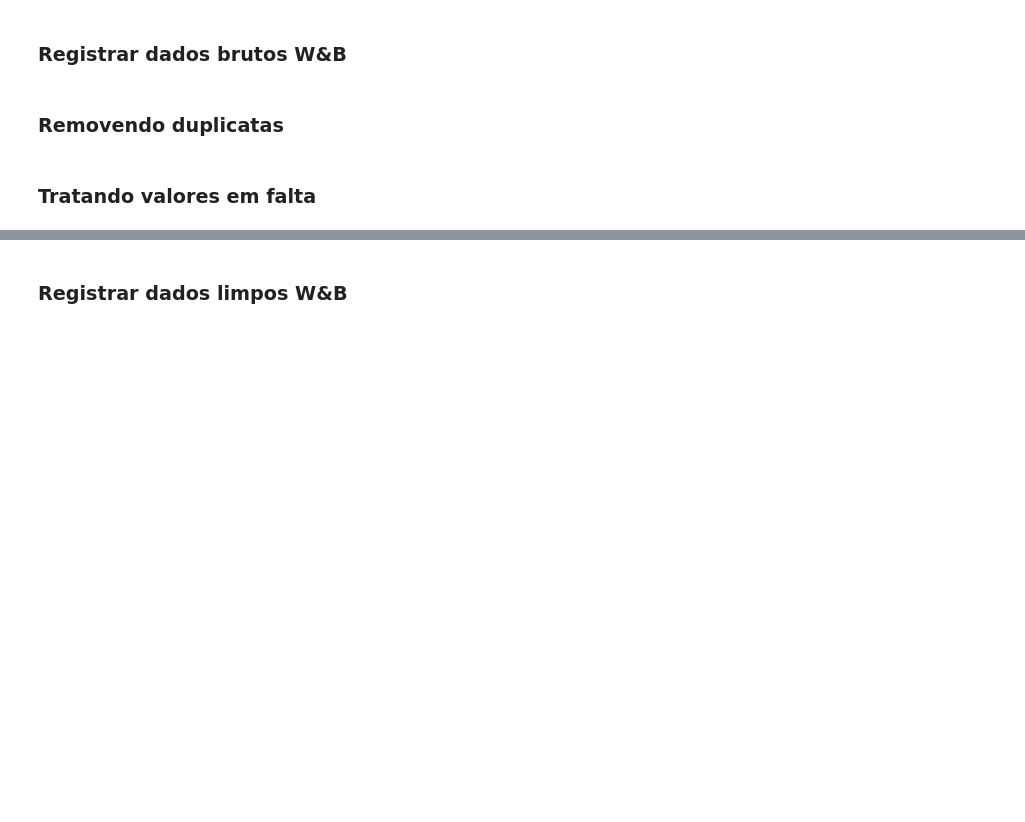
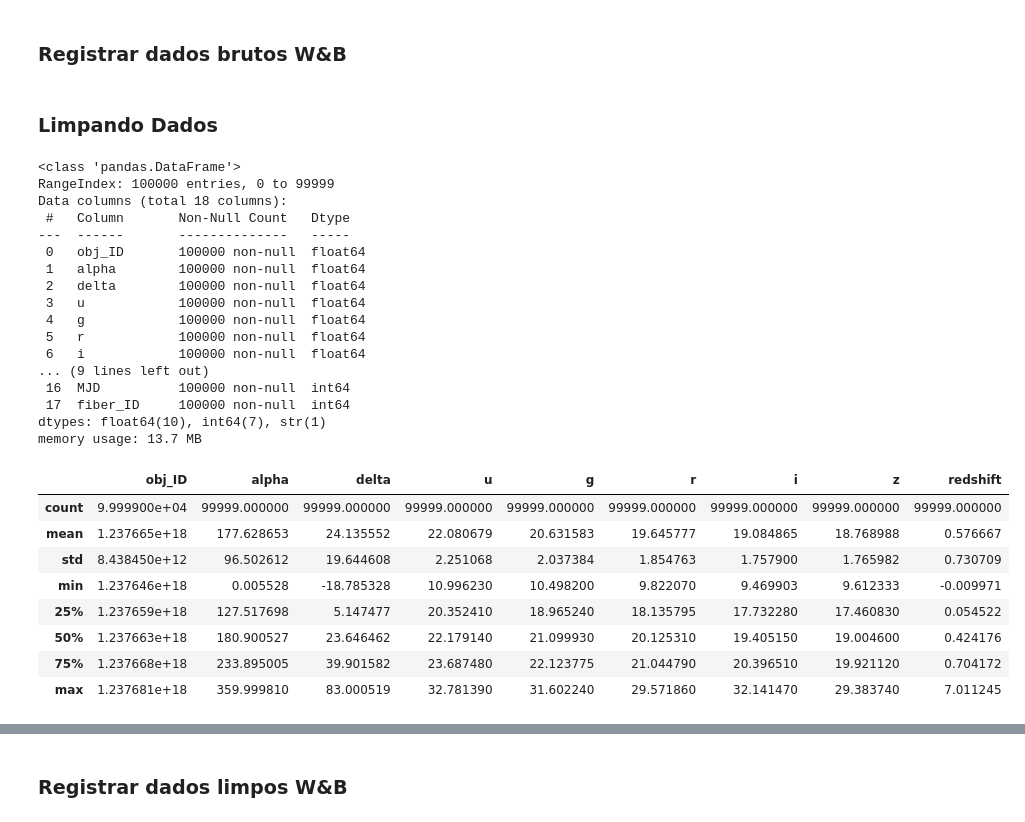
Before and after one commit to edunogueiraa/topicosAvancadosEmIAAAvaliacao01, a Jupyter notebook: main.ipynb, the cells around one changed output, grey strips where cells are left out. Drawn from its saved outputs; the diff is of its cells as text; code cells hidden in the pictures; blank space fills up the shorter version.

```diff
--- a/main.ipynb
+++ b/main.ipynb
@@ -129,16 +79,57 @@ print("Artefato raw_data salvo no W&B")
 """O procedimento load_raw consiste em registrar os dados brutos como um artefato versionado
  no Weights & Biases imediatamente após a ingestão, garantindo a rastreabilidade"""
 # %% [markdown]
-### Removendo duplicatas
+### Limpando Dados
 # %%
-def remove_duplicates(df : pd.DataFrame) -> pd.DataFrame:
-    """ Removendo as linhas com duplicatas exatas e informando quantas foram removidas"""
-    before = len(df)
-    df = df.drop_duplicates ()
-    removed = before - len (df)
-    print ( f" Removeu {removed} linhas "f"({ removed / before :.1%} do dataset)")
-    return df
+df_raw = pd.read_csv("data/star_classification.csv", sep=",")
 
-df_clean = remove_duplicates(df_raw)
+# Dataset principal não possui dados faltantes
+df_raw.info()
+
+#Criando um arquivo para limpeza
+temp_path = "data/temp_clean.csv"
+df_raw.to_csv(temp_path, index = False)
+df_clean = pd.read_csv("data/temp_clean.csv", sep=",")
+
+# Eliminando colunas irrelevantes
+df_clean.drop(['run_ID', 'rerun_ID', 'cam_col', 'field_ID', 'spec_obj_ID', 'fiber_ID', 'plate', 'MJD'], axis=1, inplace=True)
+
+# u, g e z têm valores de -9999 que são considerados nulos, devemos remover
+#df_clean.describe()
+#df_clean[df_clean['u'] <= 0]['u']
+#df_clean[df_clean['g'] <= 0]['g']
+#df_clean[df_clean['z'] <= 0]['z']
+
+# Removendo o valor de index 79543 que possui dados nulos
+df_clean.drop(index=79543, inplace=True)
+
+# Salvando alterações no arquivo temporário
+df_clean.to_csv('data/temp_clean.csv', index=False)
+df_clean.describe()
+# %% [output]
+<class 'pandas.DataFrame'>
+RangeIndex: 100000 entries, 0 to 99999
+Data columns (total 18 columns):
+ #   Column       Non-Null Count   Dtype
+---  ------       --------------   -----
+ 0   obj_ID       100000 non-null  float64
+ 1   alpha        100000 non-null  float64
+ 2   delta        100000 non-null  float64
+ 3   u            100000 non-null  float64
+ 4   g            100000 non-null  float64
+ 5   r            100000 non-null  float64
+ 6   i            100000 non-null  float64
+... (9 lines left out)
+ 16  MJD          100000 non-null  int64
+ 17  fiber_ID     100000 non-null  int64
+dtypes: float64(10), int64(7), str(1)
+memory usage: 13.7 MB
+|  | obj_ID | alpha | delta | u | g | r | i | z | redshift |
+| count | 9.999900e+04 | 99999.000000 | 99999.000000 | 99999.000000 | 99999.000000 | 99999.000000 | 99999.000000 | 99999.000000 | 99999.000000 |
+| mean | 1.237665e+18 | 177.628653 | 24.135552 | 22.080679 | 20.631583 | 19.645777 | 19.084865 | 18.768988 | 0.576667 |
+| std | 8.438450e+12 | 96.502612 | 19.644608 | 2.251068 | 2.037384 | 1.854763 | 1.757900 | 1.765982 | 0.730709 |
+| min | 1.237646e+18 | 0.005528 | -18.785328 | 10.996230 | 10.498200 | 9.822070 | 9.469903 | 9.612333 | -0.009971 |
+| 25% | 1.237659e+18 | 127.517698 | 5.147477 | 20.352410 | 18.965240 | 18.135795 | 17.732280 | 17.460830 | 0.054522 |
+| 50% | 1.237663e+18 | 180.900527 | 23.646462 | 22.179140 | 21.099930 | 20.125310 | 19.405150 | 19.004600 | 0.424176 |
+| 75% | 1.237668e+18 | 233.895005 | 39.901582 | 23.687480 | 22.123775 | 21.044790 | 20.396510 | 19.921120 | 0.704172 |
+| max | 1.237681e+18 | 359.999810 | 83.000519 | 32.781390 | 31.602240 | 29.571860 | 32.141470 | 29.383740 | 7.011245 |
-# %% [markdown]
-### Tratando valores em falta
```
Also changed, not shown: parts of 6 cells of this notebook, 1 other file.
